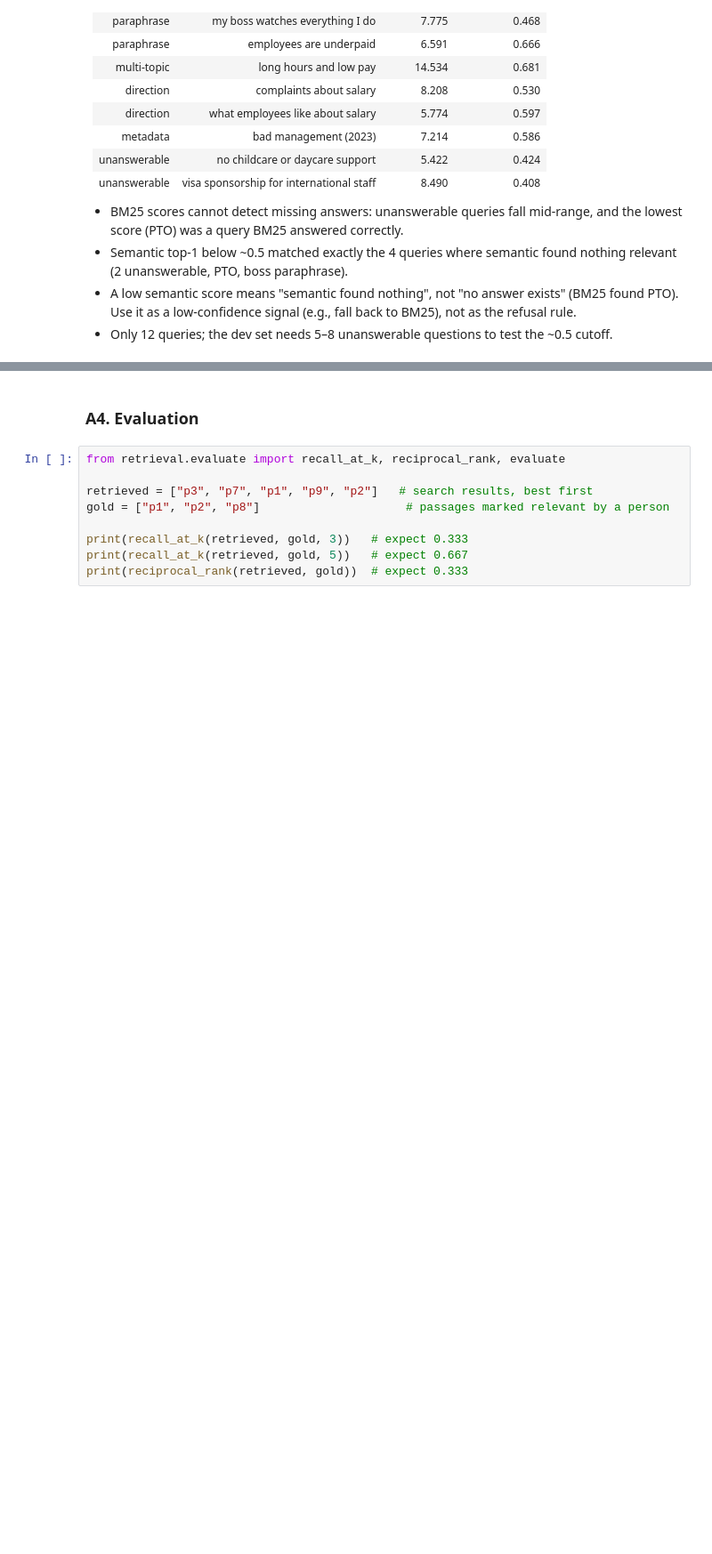
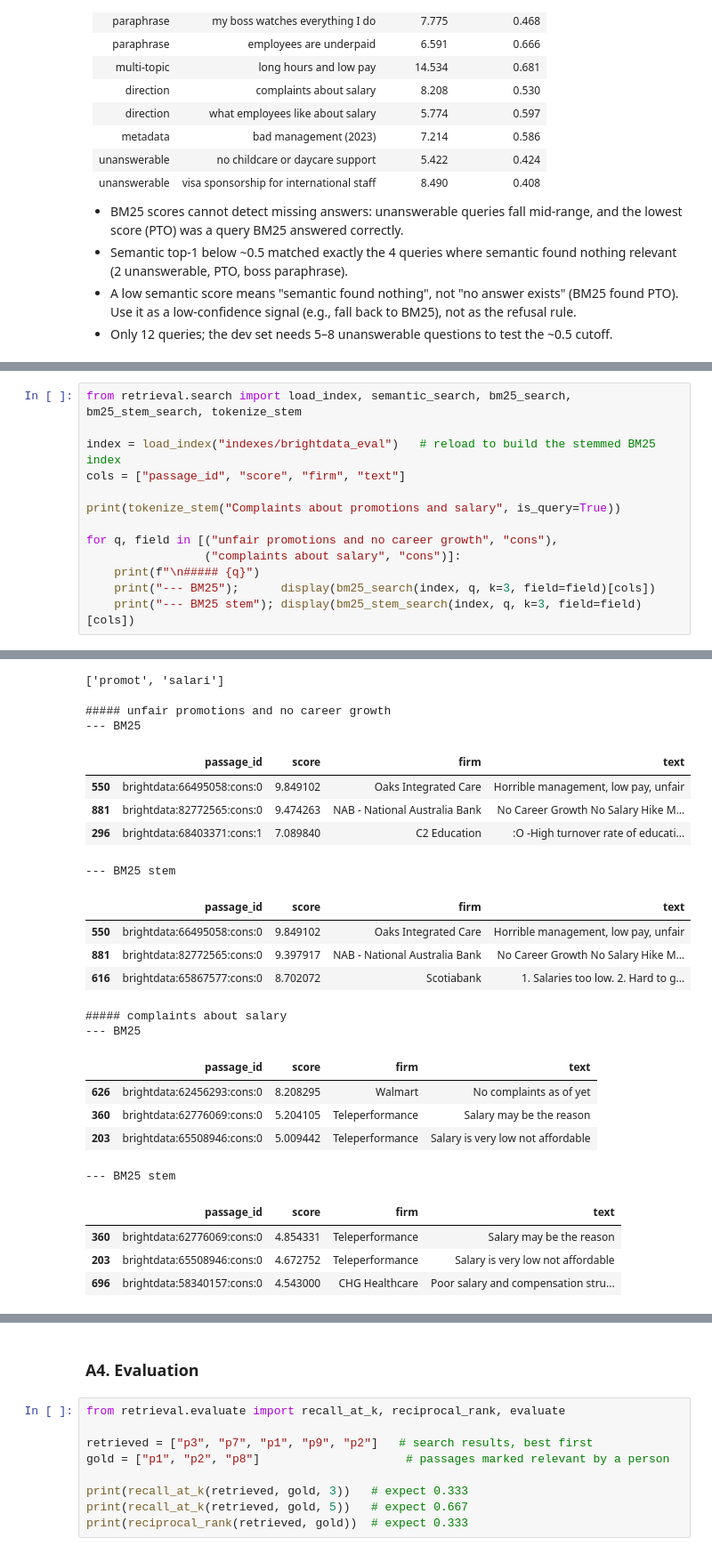
Before and after one commit to sz3441/Heard-Generative-AI-HR, a Jupyter notebook: notebooks/a1_a2_retrieval.ipynb, the cells around one changed output, grey strips where cells are left out. Shown at 89% size. Saved outputs shown, nothing was run; the diff lists cells and outputs as text; blank space fills up the shorter version.

```diff
--- a/notebooks/a1_a2_retrieval.ipynb
+++ b/notebooks/a1_a2_retrieval.ipynb
@@ -504,0 +627,14 @@ score_table
+# %%
+from retrieval.search import load_index, semantic_search, bm25_search, bm25_stem_search, tokenize_stem
+
+index = load_index("indexes/brightdata_eval")   # reload to build the stemmed BM25 index
+cols = ["passage_id", "score", "firm", "text"]
+
+print(tokenize_stem("Complaints about promotions and salary", is_query=True))
+
+for q, field in [("unfair promotions and no career growth", "cons"),
+                 ("complaints about salary", "cons")]:
+    print(f"\n##### {q}")
+    print("--- BM25");      display(bm25_search(index, q, k=3, field=field)[cols])
+    print("--- BM25 stem"); display(bm25_stem_search(index, q, k=3, field=field)[cols])
+# %% [output]
@@ -504,0 +643,24 @@ score_table
+['promot', 'salari']
+
+##### unfair promotions and no career growth
+--- BM25
+|  | passage_id | score | firm | text |
+| 550 | brightdata:66495058:cons:0 | 9.849102 | Oaks Integrated Care | Horrible management, low pay, unfair |
+| 881 | brightdata:82772565:cons:0 | 9.474263 | NAB - National Australia Bank | No Career Growth No Salary Hike M... |
+| 296 | brightdata:68403371:cons:1 | 7.089840 | C2 Education | :O -High turnover rate of educati... |
+--- BM25 stem
+|  | passage_id | score | firm | text |
+| 550 | brightdata:66495058:cons:0 | 9.849102 | Oaks Integrated Care | Horrible management, low pay, unfair |
+| 881 | brightdata:82772565:cons:0 | 9.397917 | NAB - National Australia Bank | No Career Growth No Salary Hike M... |
+| 616 | brightdata:65867577:cons:0 | 8.702072 | Scotiabank | 1. Salaries too low. 2. Hard to g... |
+##### complaints about salary
+--- BM25
+|  | passage_id | score | firm | text |
+| 626 | brightdata:62456293:cons:0 | 8.208295 | Walmart | No complaints as of yet |
+| 360 | brightdata:62776069:cons:0 | 5.204105 | Teleperformance | Salary may be the reason |
+| 203 | brightdata:65508946:cons:0 | 5.009442 | Teleperformance | Salary is very low not affordable |
+--- BM25 stem
+|  | passage_id | score | firm | text |
+| 360 | brightdata:62776069:cons:0 | 4.854331 | Teleperformance | Salary may be the reason |
+| 203 | brightdata:65508946:cons:0 | 4.672752 | Teleperformance | Salary is very low not affordable |
+| 696 | brightdata:58340157:cons:0 | 4.543000 | CHG Healthcare | Poor salary and compensation stru... |
```
Also changed, not shown: parts of 18 cells of this notebook, 7 other files.
